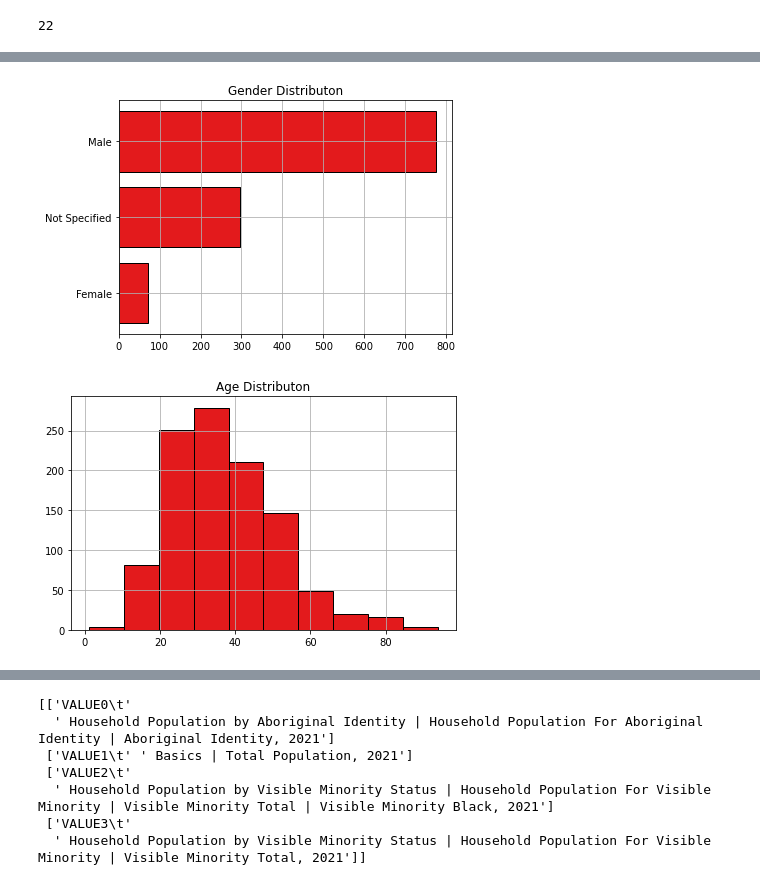
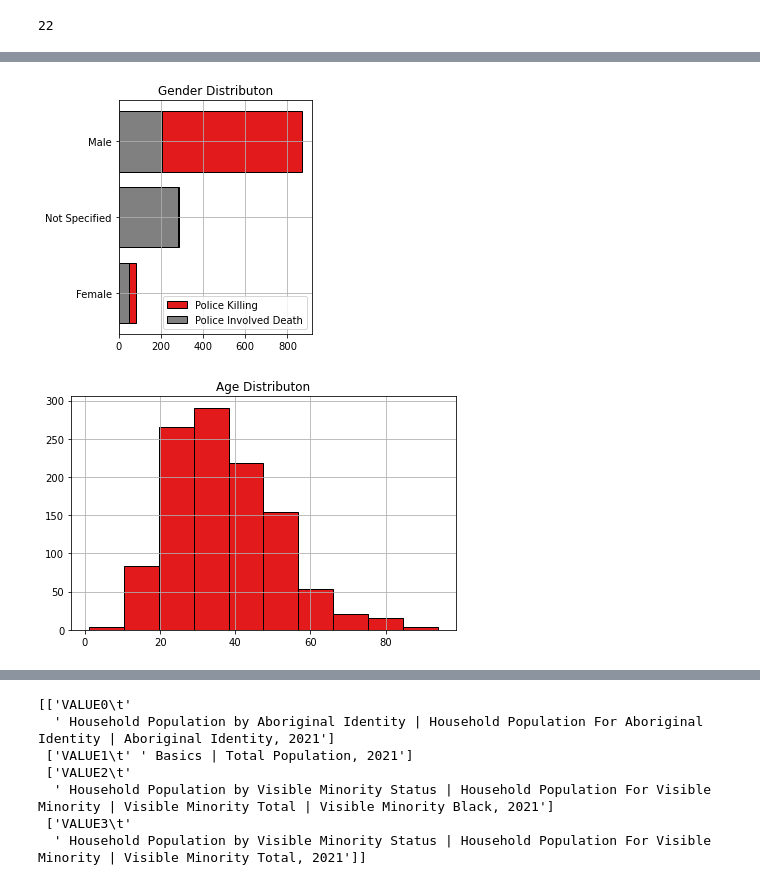
Before and after one commit to Police-Involved-Deaths-CA/Data, a Jupyter notebook: _site/Data_Overview.ipynb, the cells around one changed output, grey strips where cells are left out. Saved outputs shown, nothing was run; the diff lists cells and outputs as text; code cells hidden in the pictures.

```diff
--- a/_site/Data_Overview.ipynb
+++ b/_site/Data_Overview.ipynb
@@ -515,13 +525,20 @@ Rep = {
        'Intervention':'Other Deaths',
        'Use of Force':'Other Killings',
        'In Custody':'Other Deaths',
+       'Shotting':'Other Deaths',
+       'Altercation':'Other Killings',
+       'Wellness Check':'Other Deaths',
+       'Restraint/Force':'Other Killings',
+       'Medical Distress':'Other Deaths', #**********
+       'Motorist Hit by Cruiser':'Traffic Incident',#**********
+       'Pedestrian Hit by Cruiser':'Traffic Incident',#**********
       }
 
 Final_Data['circumstances_of_death'] = Final_Data['circumstances_of_death'].replace(Rep)
 
 Death_Cat=Final_Data.groupby('circumstances_of_death').count()['INDEX']
 
-print(Death_Cat.sort_values().index)
+# print(Death_Cat.sort_values().index)
 
 Color_Scheme = {'Shooting':'#e31a1c','Other Killings':'#fb9a99','Other Deaths':'#d9d9d9',
 #                 'In Custody':'#a6cee3',
@@ -530,13 +547,13 @@ Color_Scheme = {'Shooting':'#e31a1c','Other Killings':'#fb9a99','Other Deaths':'
 
 Death_Cat=Final_Data.groupby('circumstances_of_death').count()['INDEX']
 
-print(Death_Cat.sort_values)
+print(Death_Cat.sort_values())
 
 
 
 fig,ax=plt.subplots(1,1,figsize = (6.65,4))
 Doughnut(Death_Cat,Color_Scheme,ax)
-ax.set_title('Police-Involved Deaths: January 2000 to October 2021 ('+str(Death_Cat.sum())+' Deaths)')
+ax.set_title('Police-Involved Deaths since January 2000 ('+str(Death_Cat.sum())+' Deaths)')
 
 plt.savefig('docs/images/Distribtution.png',dpi=400)
 # %% [output]
@@ -578,21 +598,42 @@ plt.savefig('docs/images/Race.png',dpi=400)
 # %%
 # PID.groupby('first_name').count()['INDEX']
-Final_Data['gender']=Final_Data['gender'].replace({'Trans Female':'Female'})
+Final_Data['gender']=Final_Data['gender'].replace()
+
+
+Rep = {
+    'Man':'Male',
+    'Woman':'Female',
+    'Trans Female':'Female'
+}
+
+Final_Data['gender'] = Final_Data['gender'].replace(Rep)
+
 B = Final_Data.groupby('gender').count()['INDEX'].sort_values()[-10:]
 
-fig,ax=plt.subplots()
-ax.barh(B.index,B,color='#e31a1c',edgecolor='k')
+fig,ax=plt.subplots(1,figsize=(4,4))
+ax.barh(B.index,B,color='#e31a1c',edgecolor='k',label='Police Killing')
 ax.grid()
+ax.set_title('Gender Distributon')
 # plt.tight_layout()
-ax.set_title('Gender Distributon')
+
+
+
+B = Final_Data.loc[Final_Data['Type']=='Police Involved Death'].groupby('gender').count()['INDEX'].sort_values()[-10:]
+
+# # fig,ax=plt.subplots(2,figsize=(6,6))
+ax.barh(B.index,B,color='grey',edgecolor='k',label='Police Involved Death')
+# ax[1].grid()
+# ax[1].set_title('Gender Distributon')
 plt.tight_layout()
 
+ax.legend()
+
 plt.savefig('docs/images/Gender.png',dpi=400)
 # %% [output]
-[figure, old version]
+[figure, new version]
 # %%
 # PID.groupby('first_name').count()['INDEX']
-Final_Data['gender']=Final_Data['gender'].replace({'Trans Female':'Female'})
+# Final_Data['gender']=Final_Data['gender'].replace({'Trans Female':'Female'})
 B = Final_Data.groupby('gender').count()['INDEX'].sort_values()[-10:]
 
 fig,ax=plt.subplots()
@@ -603,5 +644,5 @@ ax.set_title('Age Distributon')
 plt.tight_layout()
 plt.savefig('docs/images/age.png',dpi=400)
 # %% [output]
-[figure, old version]
+[figure, new version]
 # %%
```
Also changed, not shown: parts of 17 cells of this notebook, 35 other files.
